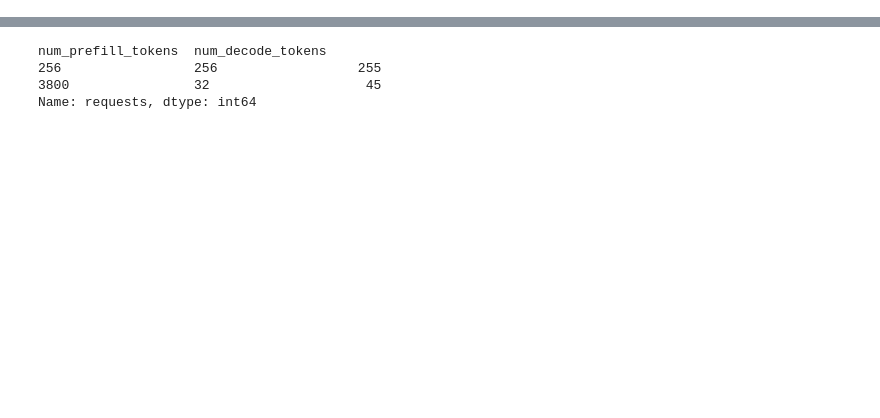
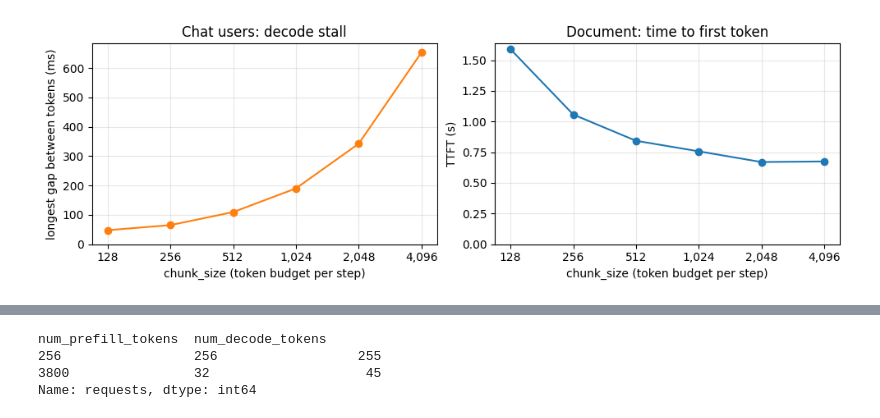
Before and after one commit to kwmaeng91/studying-llm-systems-without-gpus, a Jupyter notebook: docs/lectures/03-chunked-prefill.ipynb, the cells around one changed output, grey strips where cells are left out. Drawn from its saved outputs; the diff is of its cells as text; code cells hidden in the pictures; blank space fills up the shorter version.

```diff
--- a/docs/lectures/03-chunked-prefill.ipynb
+++ b/docs/lectures/03-chunked-prefill.ipynb
@@ -45 +349,16 @@ Simulator ready at /home/kiwan/.llm-systems-wo-gpus/backend
+# %%
+fig, ax = plt.subplots(1, 2, figsize=(10, 3.4))
+ax[0].plot(budget.index, budget["chat users' longest gap (ms)"], "o-", color="C1")
+ax[0].set(ylabel="longest gap between tokens (ms)", title="Chat users: decode stall")
+ax[1].plot(budget.index, budget["document TTFT (s)"], "o-", color="C0")
+ax[1].set(ylabel="TTFT (s)", title="Document: time to first token")
+for a in ax:
+    a.set_xscale("log", base=2)
+    a.set_xticks(budget.index, [f"{c:,}" for c in budget.index])
+    a.minorticks_off()
+    a.set_xlabel("chunk_size (token budget per step)")
+    a.set_ylim(bottom=0)
+fig.tight_layout()
+# %% [output]
+[figure, added]
 # %% [markdown]
```
Also changed, not shown: parts of 34 cells of this notebook, 3 other files.
